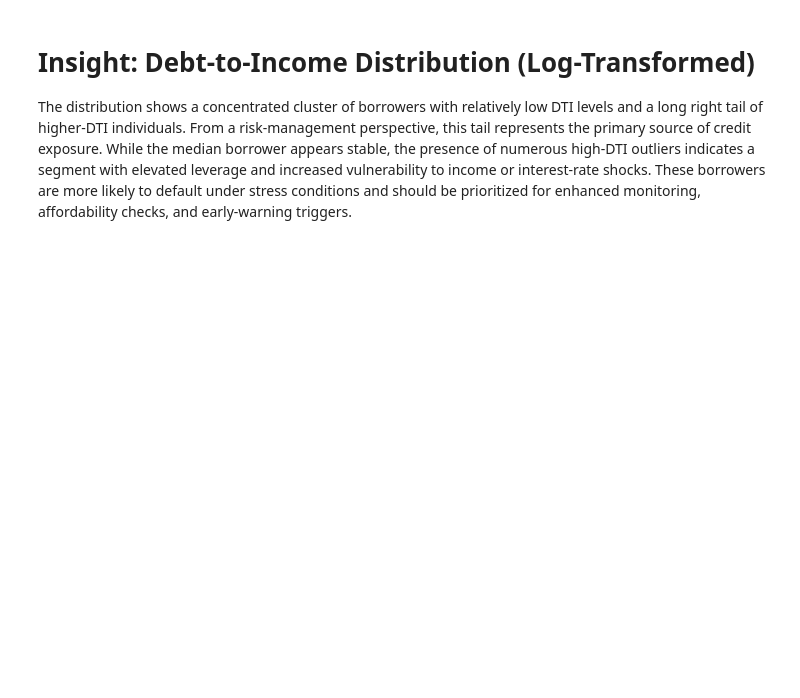
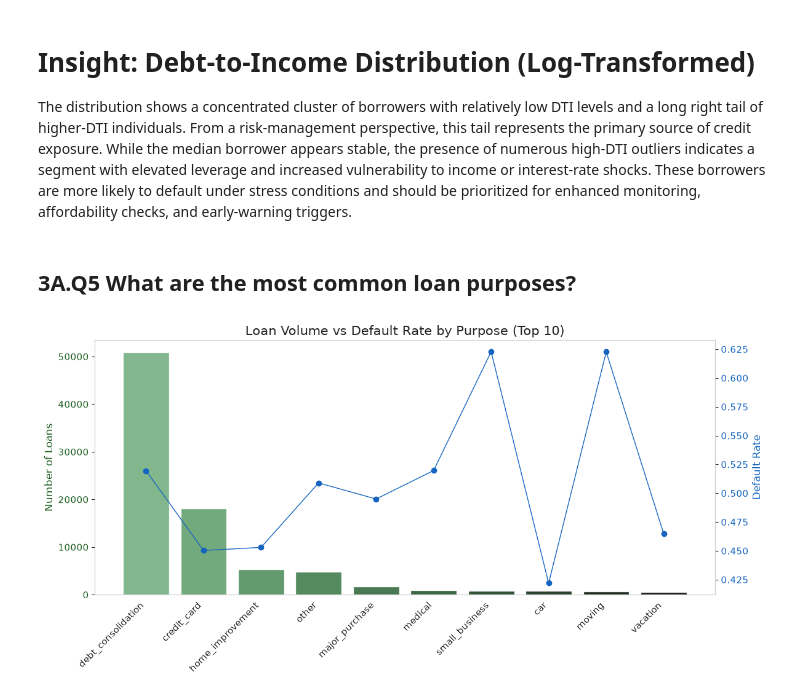
Before and after one commit to JoseAlberto88/Credit-Default-Risk-Analysis, a Jupyter notebook: python/2. eda_analysis.ipynb, the cells around one changed output. Drawn from its saved outputs; the diff is of its cells as text; code cells hidden in the pictures; blank space fills up the shorter version.

Commit message:
Added dual-axis chart and business insights

```diff
--- a/python/2. eda_analysis.ipynb
+++ b/python/2. eda_analysis.ipynb
@@ -291,3 +291,56 @@ plt.show()
 # Insight: Debt-to-Income Distribution (Log-Transformed)
 
 The distribution shows a concentrated cluster of borrowers with relatively low DTI levels and a long right tail of higher-DTI individuals. From a risk-management perspective, this tail represents the primary source of credit exposure. While the median borrower appears stable, the presence of numerous high-DTI outliers indicates a segment with elevated leverage and increased vulnerability to income or interest-rate shocks. These borrowers are more likely to default under stress conditions and should be prioritized for enhanced monitoring, affordability checks, and early-warning triggers.
+# %% [markdown]
+## **3A.Q5  What are the most common loan purposes?**
+# %%
+import matplotlib.pyplot as plt
+import numpy as np
+import seaborn as sns
+
+# Compute top 10 loan purposes by volume
+top10 = apps_eda['loan_purpose'].value_counts().head(10)
+
+# Compute default rate for those same purposes
+default_rate = (
+    apps_eda.groupby('loan_purpose')['target_default']
+    .mean()
+    .loc[top10.index]
+)
+
+# Create x positions
+x = np.arange(len(top10))
+
+# Custom cubehelix palette for bars
+cube_palette = sns.cubehelix_palette(
+    start=2, rot=0, dark=0, light=.60, reverse=False, n_colors=10
+)
+
+fig, ax1 = plt.subplots(figsize=(12,6))
+
+# --- Axis 1: Loan Volume (Bar Chart) ---
+bars = ax1.bar(x, top10.values, color=cube_palette, alpha=0.9)
+ax1.set_ylabel("Number of Loans", color="#1B5E20", fontsize=12)
+ax1.tick_params(axis='y', labelcolor="#1B5E20")
+
+# --- Axis 2: Default Rate (Line Chart) ---
+ax2 = ax1.twinx()
+ax2.plot(x, default_rate.values, color="#1565C0", marker='o', linewidth=1)
+ax2.set_ylabel("Default Rate", color="#1565C0", fontsize=12)
+ax2.tick_params(axis='y', labelcolor="#1565C0")
+
+# --- X-axis labels ---
+ax1.set_xticks(x)
+ax1.set_xticklabels(top10.index, rotation=45, ha='right')
+
+# Remove grid lines
+ax1.grid(False)
+ax2.grid(False)
+
+# Title
+plt.title("Loan Volume vs Default Rate by Purpose (Top 10)", fontsize=15)
+
+plt.tight_layout()
+plt.show()
+# %% [output]
+[figure, added]
```
Also changed, not shown: parts of 4 cells of this notebook.
